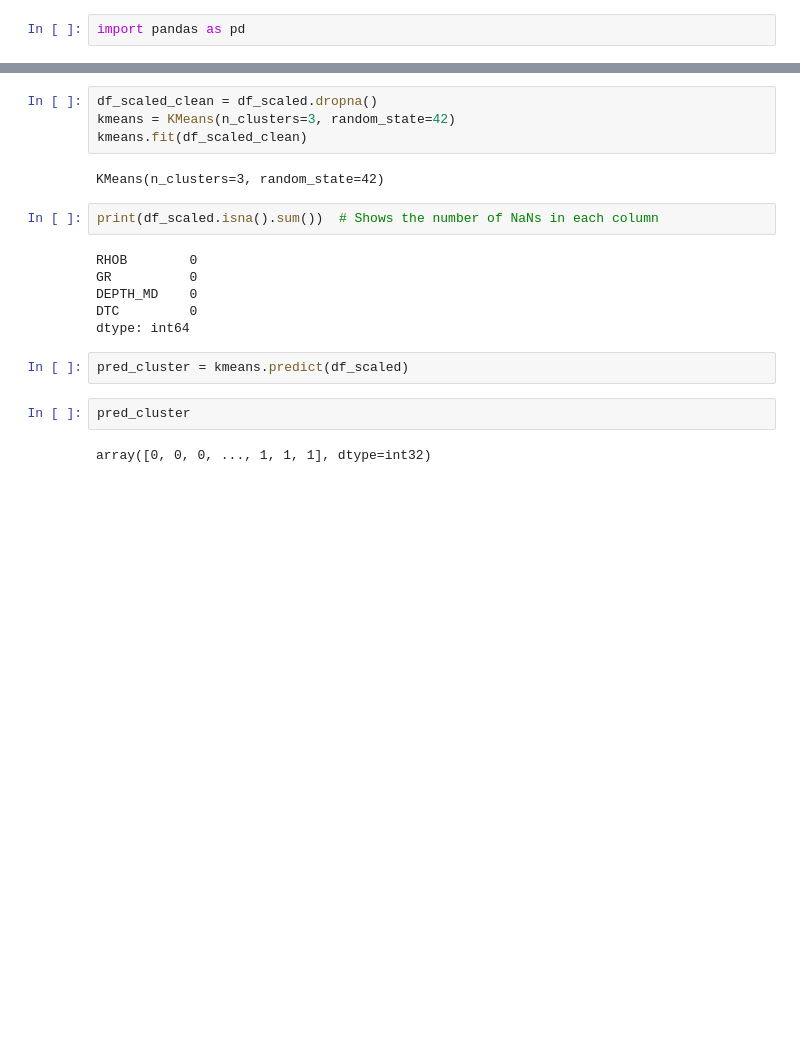
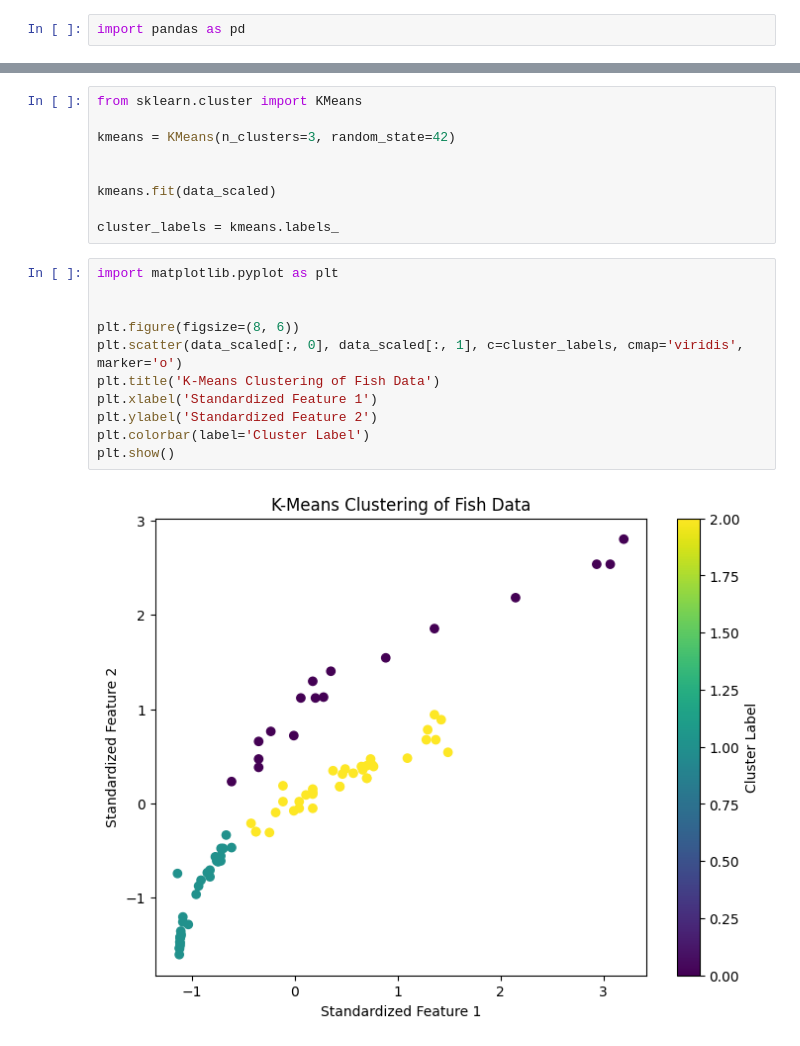
Before and after one commit to AsnaNavas/python-programs, a Jupyter notebook: unsupervised_learning.ipynb, the cells around one changed output, grey strips where cells are left out. Cells and saved outputs as stored; diff of their text form; blank space fills up the shorter version.

```diff
--- a/unsupervised_learning.ipynb
+++ b/unsupervised_learning.ipynb
@@ -117,21 +55,23 @@ df_scaled
 # %%
-df_scaled_clean = df_scaled.dropna()
+from sklearn.cluster import KMeans
+
 kmeans = KMeans(n_clusters=3, random_state=42)
-kmeans.fit(df_scaled_clean)
+
+
+kmeans.fit(data_scaled)
+
+cluster_labels = kmeans.labels_
-# %% [output]
-KMeans(n_clusters=3, random_state=42)
-# %%
-print(df_scaled.isna().sum())  # Shows the number of NaNs in each column
-# %% [output]
-RHOB        0
-GR          0
-DEPTH_MD    0
-DTC         0
-dtype: int64
-# %%
-pred_cluster = kmeans.predict(df_scaled)
-# %%
-pred_cluster
-# %% [output]
-array([0, 0, 0, ..., 1, 1, 1], dtype=int32)
+# %%
+import matplotlib.pyplot as plt
+
+
+plt.figure(figsize=(8, 6))
+plt.scatter(data_scaled[:, 0], data_scaled[:, 1], c=cluster_labels, cmap='viridis', marker='o')
+plt.title('K-Means Clustering of Fish Data')
+plt.xlabel('Standardized Feature 1')
+plt.ylabel('Standardized Feature 2')
+plt.colorbar(label='Cluster Label')
+plt.show()
+# %% [output]
+[figure, added]
 # %%
```
Also changed, not shown: parts of 26 cells of this notebook.
